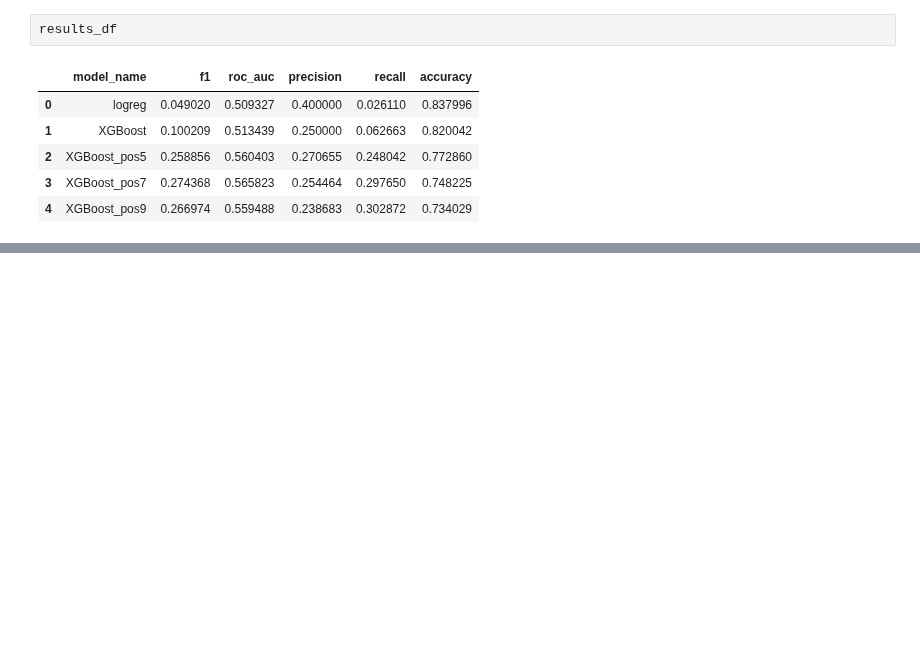
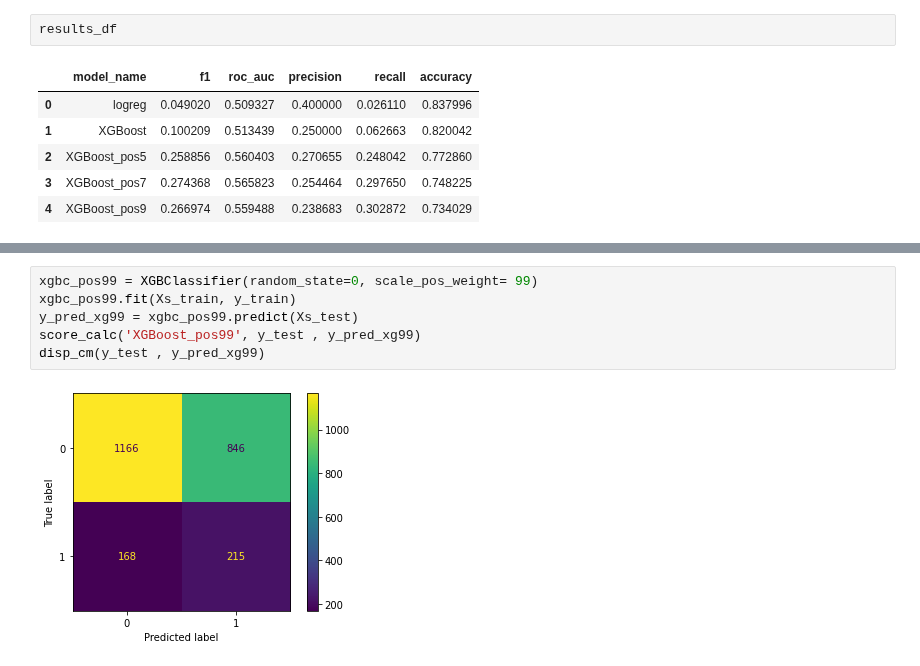
Before and after one commit to deepthiab/Loans_LC, a Jupyter notebook: Model.ipynb, the cells around one changed output, grey strips where cells are left out. Drawn from its saved outputs; the diff is of its cells as text; blank space fills up the shorter version.

```diff
--- a/Model.ipynb
+++ b/Model.ipynb
@@ -160,0 +213,8 @@ results_df
+# %%
+xgbc_pos99 = XGBClassifier(random_state=0, scale_pos_weight= 99)
+xgbc_pos99.fit(Xs_train, y_train)
+y_pred_xg99 = xgbc_pos99.predict(Xs_test)
+score_calc('XGBoost_pos99', y_test , y_pred_xg99)
+disp_cm(y_test , y_pred_xg99)
+# %% [output]
+[figure, added]
```
Also changed, not shown: parts of 22 cells of this notebook, 6 other files.
